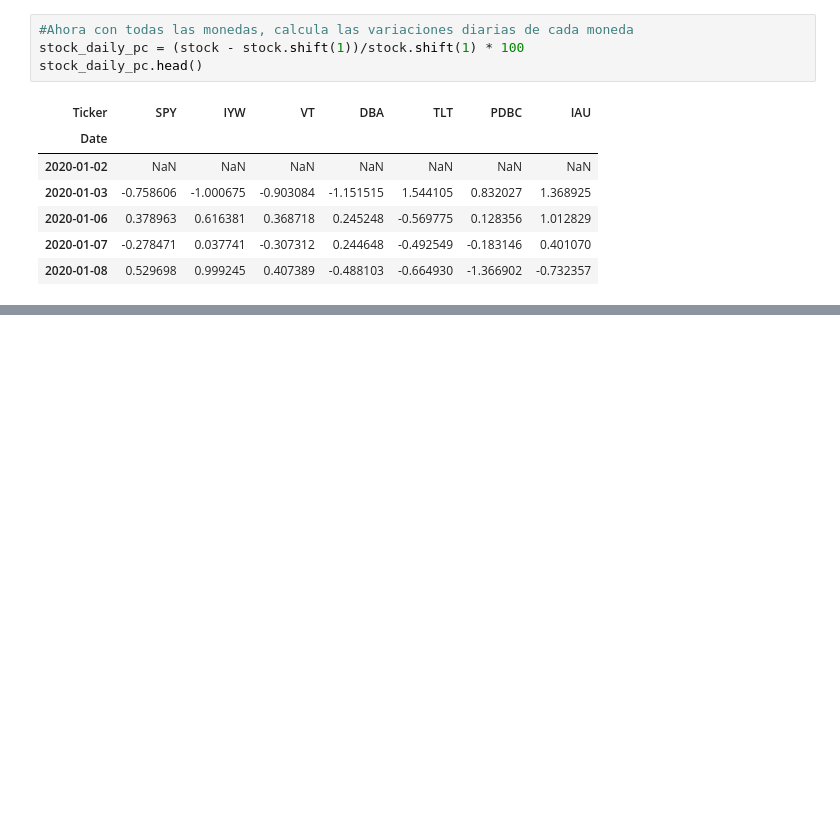
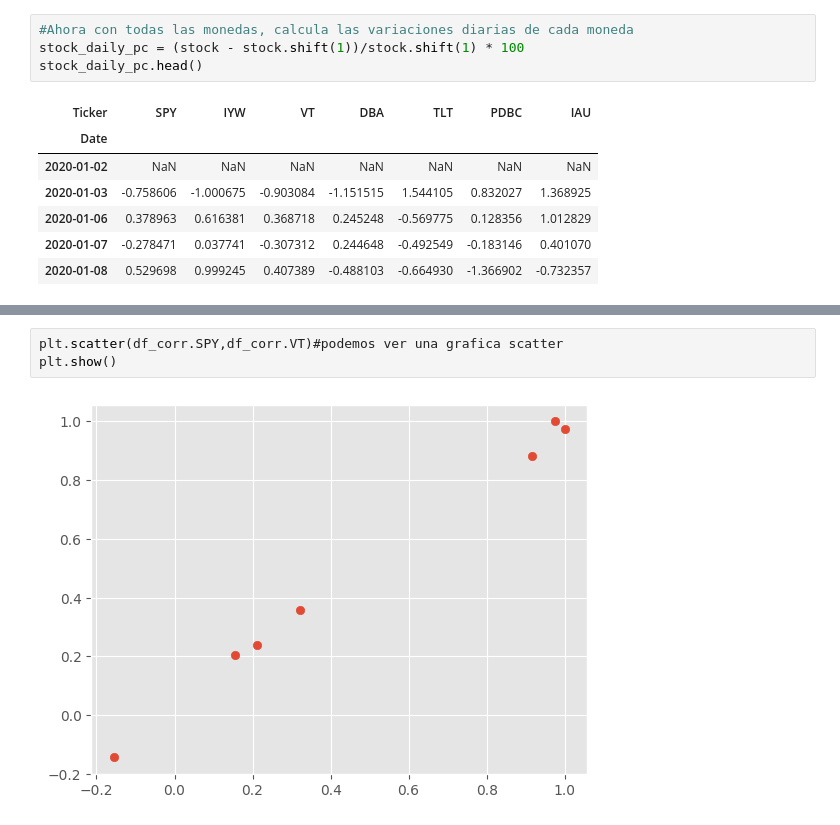
Before and after one commit to Jsssus/JesusSIC, a Jupyter notebook: UNIDAD_08/Mini_proyecto_analisis_datos_1/Mini_proyecto.ipynb, the cells around one changed output, grey strips where cells are left out. Saved outputs shown, nothing was run; the diff lists cells and outputs as text; blank space fills up the shorter version.

```diff
--- a/UNIDAD_08/Mini_proyecto_analisis_datos_1/Mini_proyecto.ipynb
+++ b/UNIDAD_08/Mini_proyecto_analisis_datos_1/Mini_proyecto.ipynb
@@ -257,0 +302,5 @@ stock_d_cr = stock_daily_pc.cumsum()#suma los valores de una serie o lista
+# %%
+plt.scatter(df_corr.SPY,df_corr.VT)#podemos ver una grafica scatter
+plt.show()
+# %% [output]
+[figure, added]
```
Also changed, not shown: parts of 4 cells of this notebook.
